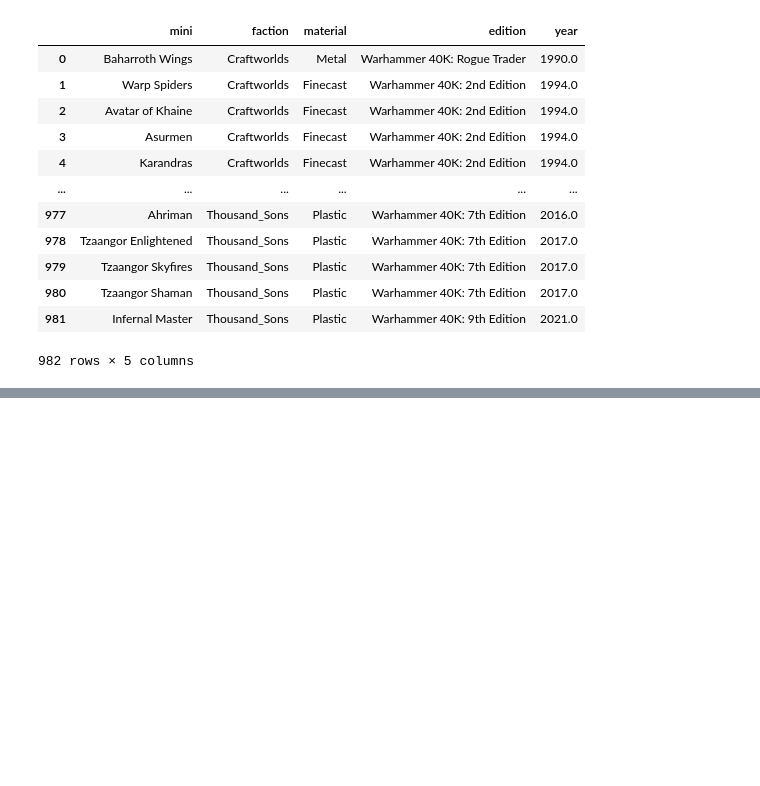
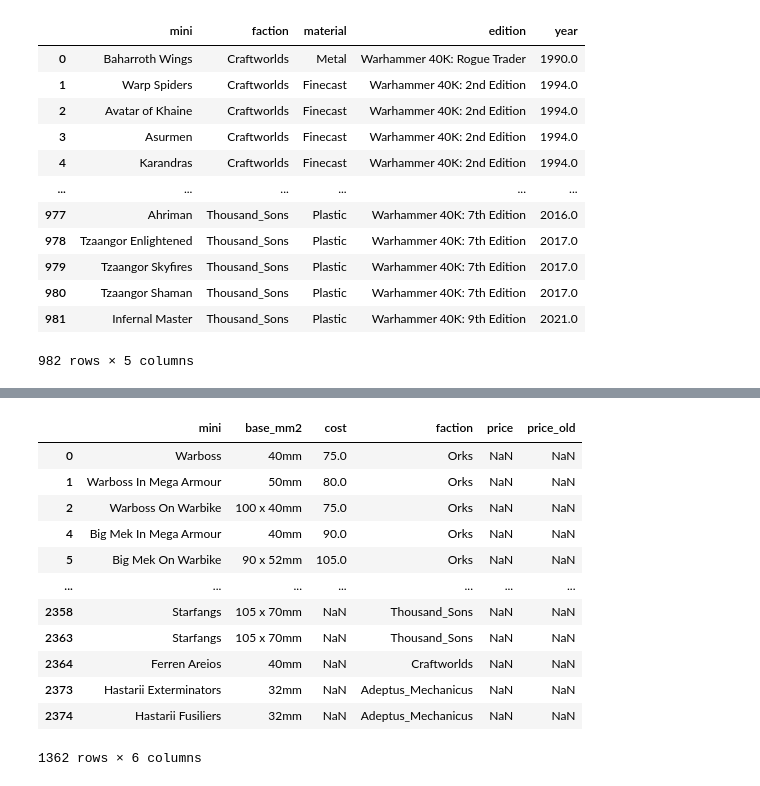
Before and after one commit to Varushet/EDA, a Jupyter notebook: DataFrame.ipynb, the cells around one changed output, grey strips where cells are left out. Cells and saved outputs as stored; diff of their text form; code cells hidden in the pictures; blank space fills up the shorter version.

```diff
--- a/DataFrame.ipynb
+++ b/DataFrame.ipynb
@@ -87,0 +75,7 @@ v3_filtrado
+# %%
+alfa = mod.merge(
+    mat[['mini', 'faction']],
+    on='mini',
+    how='left'
+)
+alfa[alfa['faction'].isna()]
@@ -87,0 +1283,33 @@ v3_filtrado
+# %%
+# Merge con v1 para precio
+delta = alfa.merge(
+    v1[['mini', 'price']].rename(columns={'price': 'price'}),
+    on='mini',
+    how='left'
+)
+
+# Merge con v2 para precio
+delta = delta.merge(
+    v2[['mini', 'price']].rename(columns={'price': 'price_old'}),
+    on='mini',
+    how='left'
+)
+
+# Precio combinado: usa v2 si existe, si no v1
+delta['price'] = delta['price_old'].fillna(delta['price'])
+
+delta[delta['price'].isna()]
+# %% [output]
+|  | mini | base_mm2 | cost | faction | price | price_old |
+| 0 | Warboss | 40mm | 75.0 | Orks | NaN | NaN |
+| 1 | Warboss In Mega Armour | 50mm | 80.0 | Orks | NaN | NaN |
+| 2 | Warboss On Warbike | 100 x 40mm | 75.0 | Orks | NaN | NaN |
+| 4 | Big Mek In Mega Armour | 40mm | 90.0 | Orks | NaN | NaN |
+| 5 | Big Mek On Warbike | 90 x 52mm | 105.0 | Orks | NaN | NaN |
+| ... | ... | ... | ... | ... | ... | ... |
+| 2358 | Starfangs | 105 x 70mm | NaN | Thousand_Sons | NaN | NaN |
+| 2363 | Starfangs | 105 x 70mm | NaN | Thousand_Sons | NaN | NaN |
+| 2364 | Ferren Areios | 40mm | NaN | Craftworlds | NaN | NaN |
+| 2373 | Hastarii Exterminators | 32mm | NaN | Adeptus_Mechanicus | NaN | NaN |
+| 2374 | Hastarii Fusiliers | 32mm | NaN | Adeptus_Mechanicus | NaN | NaN |
+1362 rows × 6 columns
```
Also changed, not shown: parts of 18 cells of this notebook, 9 other files.
